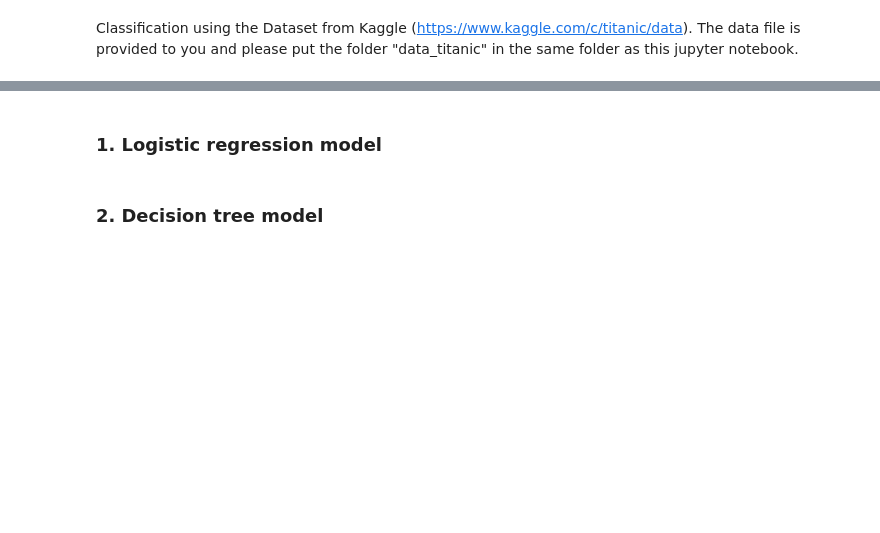
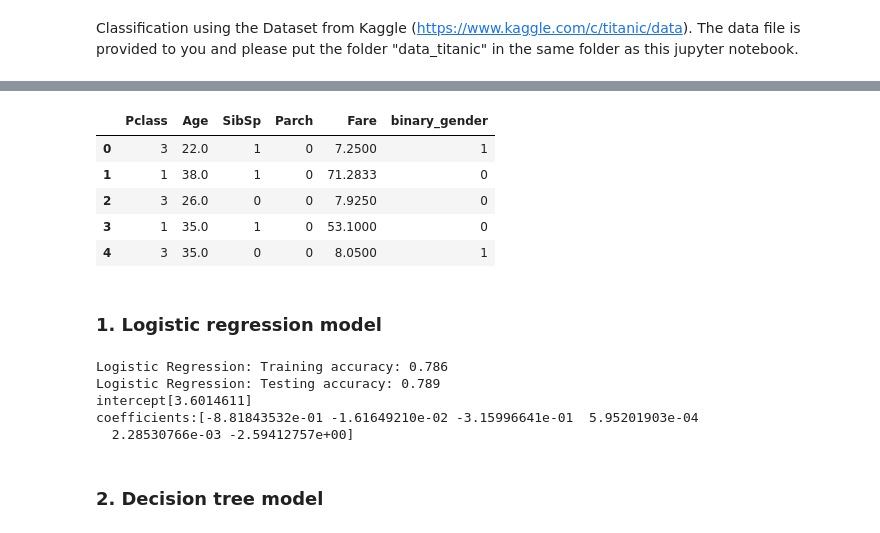
Before and after one commit to acedesci/scanalytics, a Jupyter notebook: S7_Demo2_Titanic-SCMP.ipynb, the cells around one changed output, grey strips where cells are left out. Cells and saved outputs as stored; diff of their text form; code cells hidden in the pictures; blank space fills up the shorter version.

```diff
--- a/S7_Demo2_Titanic-SCMP.ipynb
+++ b/S7_Demo2_Titanic-SCMP.ipynb
@@ -20,10 +29,17 @@ data.head(5)
 # %%
 le_gender = sklearn.preprocessing.LabelEncoder()
 data['binary_gender'] = le_gender.fit_transform(titanic_data['Sex'].values)
 selected_features = ['Pclass','Age', 'SibSp', 'Parch', 'Fare','binary_gender']
-X = data[selected_features].fillna(0).values
+X = data[selected_features].fillna(0)
 y = data['Survived'].values
-data.head(5)
+X.head(5)
+# %% [output]
+|  | Pclass | Age | SibSp | Parch | Fare | binary_gender |
+| 0 | 3 | 22.0 | 1 | 0 | 7.2500 | 1 |
+| 1 | 1 | 38.0 | 1 | 0 | 71.2833 | 0 |
+| 2 | 3 | 26.0 | 0 | 0 | 7.9250 | 0 |
+| 3 | 1 | 35.0 | 1 | 0 | 53.1000 | 0 |
+| 4 | 3 | 35.0 | 0 | 0 | 8.0500 | 1 |
 # %%
 # Split into training and testing data (72/25 by default)
 X_train, X_test, y_train, y_test = sklearn.model_selection.train_test_split(X, y, random_state=0)
@@ -39,6 +55,12 @@ print("Logistic Regression: Testing accuracy: {:.3f}".format(logreg.score(X_test
 
 print("intercept"+str(logreg.intercept_))
 print("coefficients:"+str(logreg.coef_[0]))
+# %% [output]
+Logistic Regression: Training accuracy: 0.786
+Logistic Regression: Testing accuracy: 0.789
+intercept[3.6014611]
+coefficients:[-8.81843532e-01 -1.61649210e-02 -3.15996641e-01  5.95201903e-04
+  2.28530766e-03 -2.59412757e+00]
 # %% [markdown]
 ### 2. Decision tree model
 # %%
```
Also changed, not shown: parts of 8 cells of this notebook.
